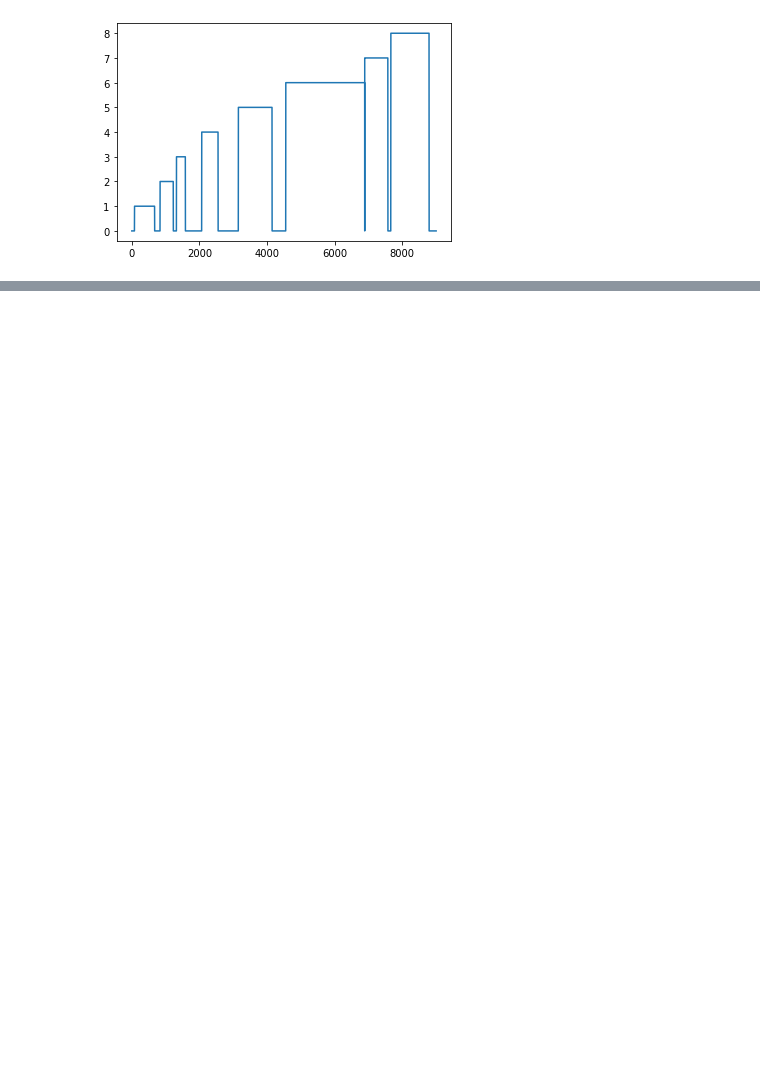
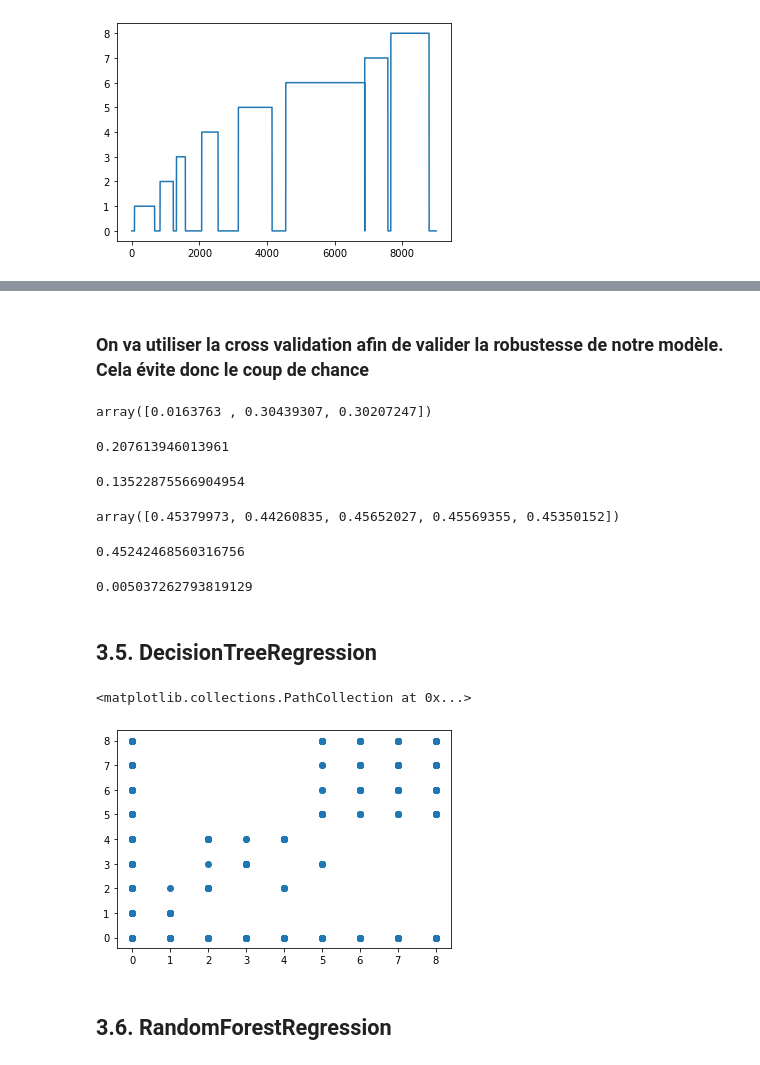
Before and after one commit to EliseCabrerizo/Python2020, a Jupyter notebook: Projet_PPG-CABRERIZO_Elise.ipynb, the cells around one changed output, grey strips where cells are left out. Cells and saved outputs as stored; diff of their text form; code cells hidden in the pictures; blank space fills up the shorter version.

```diff
--- a/Projet_PPG-CABRERIZO_Elise.ipynb
+++ b/Projet_PPG-CABRERIZO_Elise.ipynb
@@ -157,0 +400,31 @@ NameError: name 'range' is not defined
+# %% [markdown]
+### On va utiliser la cross validation afin de valider la robustesse de notre modèle. Cela évite donc le coup de chance
+# %%
+results = cross_val_score(LinearRegression(), X, y)
+display(results, results.mean(), results.std())
+# %% [output]
+array([0.0163763 , 0.30439307, 0.30207247])
+0.207613946013961
+0.13522875566904954
+# %%
+## On le fait avec notre LinearRegression
+results = cross_val_score(LinearRegression(), X, y, cv=KFold(shuffle=True, n_splits=5))
+display(results, results.mean(), results.std())
+# %% [output]
+array([0.45379973, 0.44260835, 0.45652027, 0.45569355, 0.45350152])
+0.45242468560316756
+0.005037262793819129
+# %% [markdown]
+## 3.5. DecisionTreeRegression
+# %%
+algorithme = DecisionTreeRegressor()
+algorithme.fit(X_train, y_train)
+score = algorithme.score(X_test, y_test.ravel())
+performances[algorithme] = score
+# %%
+plt.scatter(x=y_test, y=algorithme.predict(X_test))
+# %% [output]
+<matplotlib.collections.PathCollection at 0x...>
+[figure, added]
+# %% [markdown]
+## 3.6. RandomForestRegression
```
Also changed, not shown: parts of 60 cells of this notebook.
